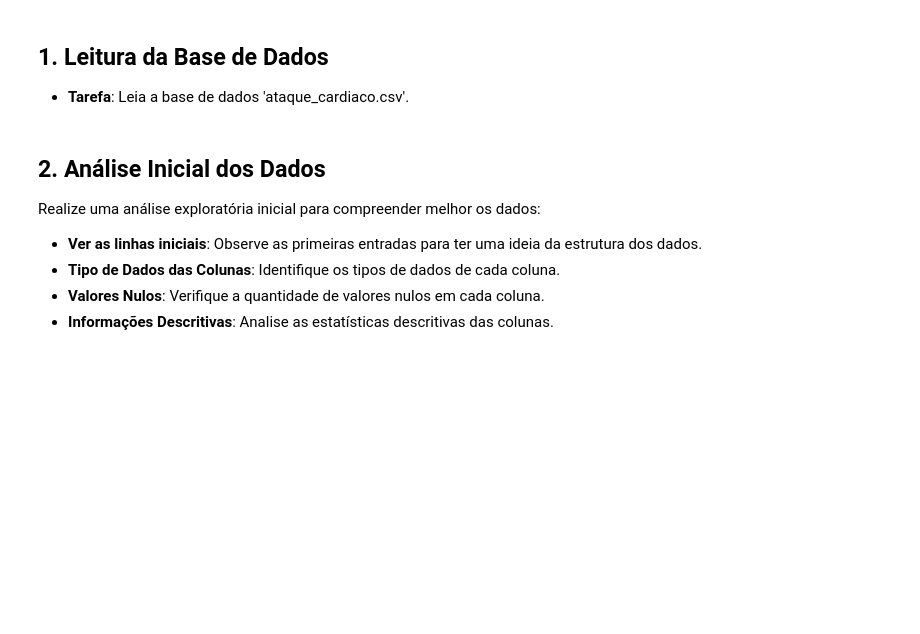
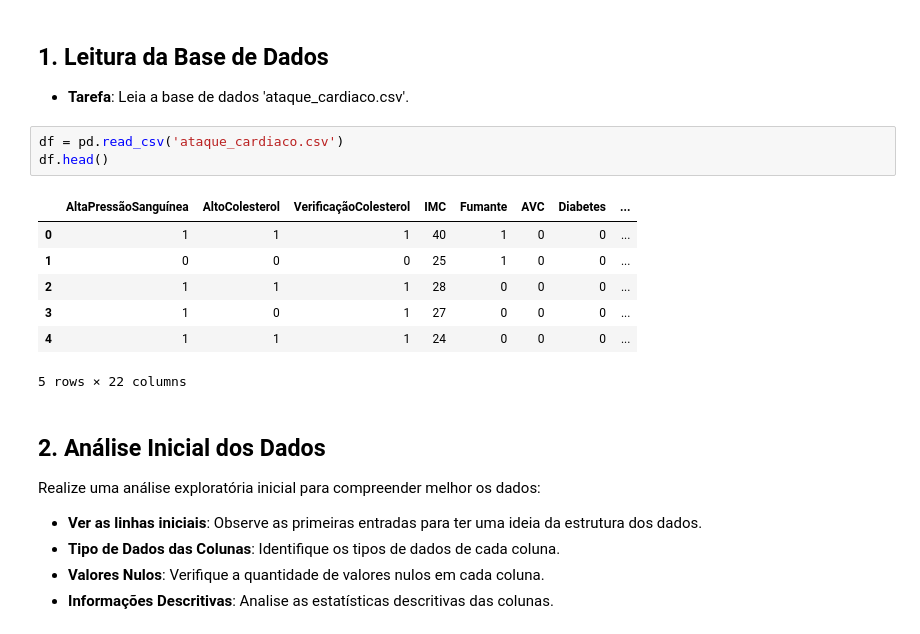
Before and after one commit to leaop/Graduation, a Jupyter notebook: 4 semestre/aprendizado de maquina/Árvores de decisão.ipynb, the cells around one changed output. Cells and saved outputs as stored; diff of their text form; blank space fills up the shorter version.

```diff
--- a/4 semestre/aprendizado de maquina/Árvores de decisão.ipynb
+++ b/4 semestre/aprendizado de maquina/Árvores de decisão.ipynb
@@ -490,6 +565,17 @@ A base de dados só possui valores inteiros e não possui valores núlos. Todavi
 ## 1. Leitura da Base de Dados
 
 - **Tarefa**: Leia a base de dados 'ataque_cardiaco.csv'.
+# %%
+df = pd.read_csv('ataque_cardiaco.csv')
+df.head()
+# %% [output]
+|  | AltaPressãoSanguínea | AltoColesterol | VerificaçãoColesterol | IMC | Fumante | AVC | Diabetes | ... |
+| 0 | 1 | 1 | 1 | 40 | 1 | 0 | 0 | ... |
+| 1 | 0 | 0 | 0 | 25 | 1 | 0 | 0 | ... |
+| 2 | 1 | 1 | 1 | 28 | 0 | 0 | 0 | ... |
+| 3 | 1 | 0 | 1 | 27 | 0 | 0 | 0 | ... |
+| 4 | 1 | 1 | 1 | 24 | 0 | 0 | 0 | ... |
+5 rows × 22 columns
 # %% [markdown]
 
 ## 2. Análise Inicial dos Dados
```
Also changed, not shown: parts of 23 cells of this notebook.
